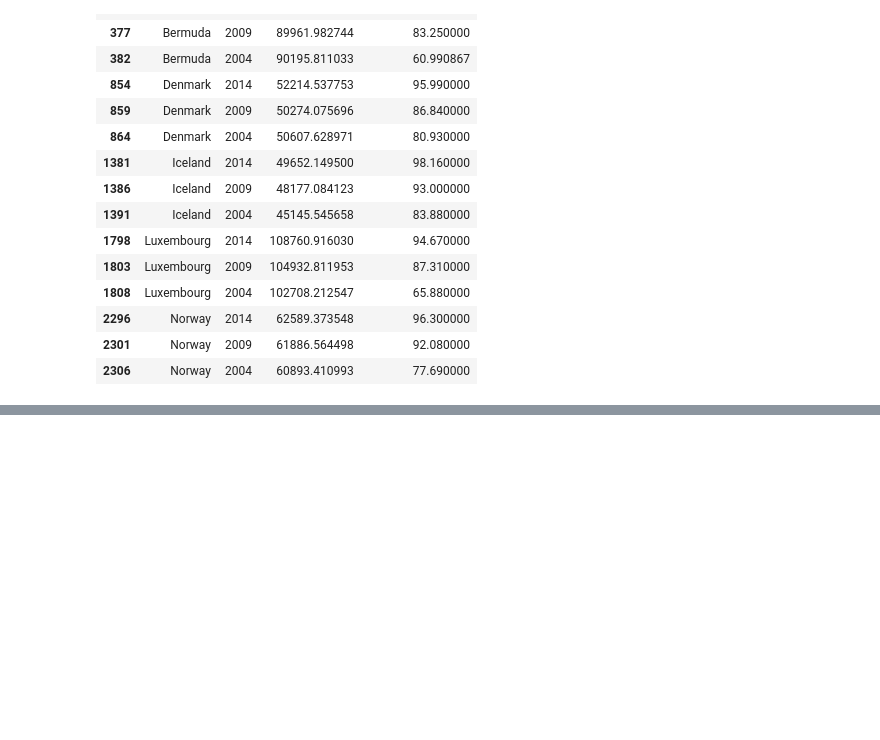
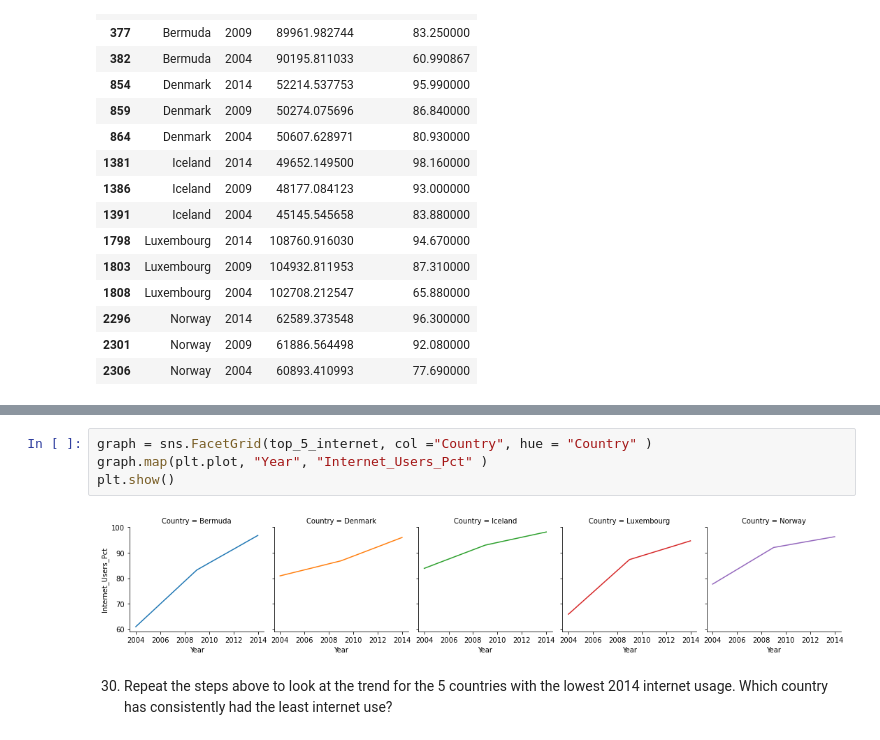
Before and after one commit to NSS-Data-Analytics-Cohort-7/gdp-and-internet-usage-csider0317, a Jupyter notebook: Notebooks/gdpproject.ipynb, the cells around one changed output, grey strips where cells are left out. Cells and saved outputs as stored; diff of their text form; blank space fills up the shorter version.

```diff
--- a/Notebooks/gdpproject.ipynb
+++ b/Notebooks/gdpproject.ipynb
@@ -513,0 +392,8 @@ plt.show()
+# %%
+graph = sns.FacetGrid(top_5_internet, col ="Country", hue = "Country" )
+graph.map(plt.plot, "Year", "Internet_Users_Pct" )
+plt.show()
+# %% [output]
+[figure, added]
+# %% [markdown]
+30. Repeat the steps above to look at the trend for the 5 countries with the lowest 2014 internet usage. Which country has consistently had the least internet use?
```
Also changed, not shown: parts of 32 cells of this notebook.
